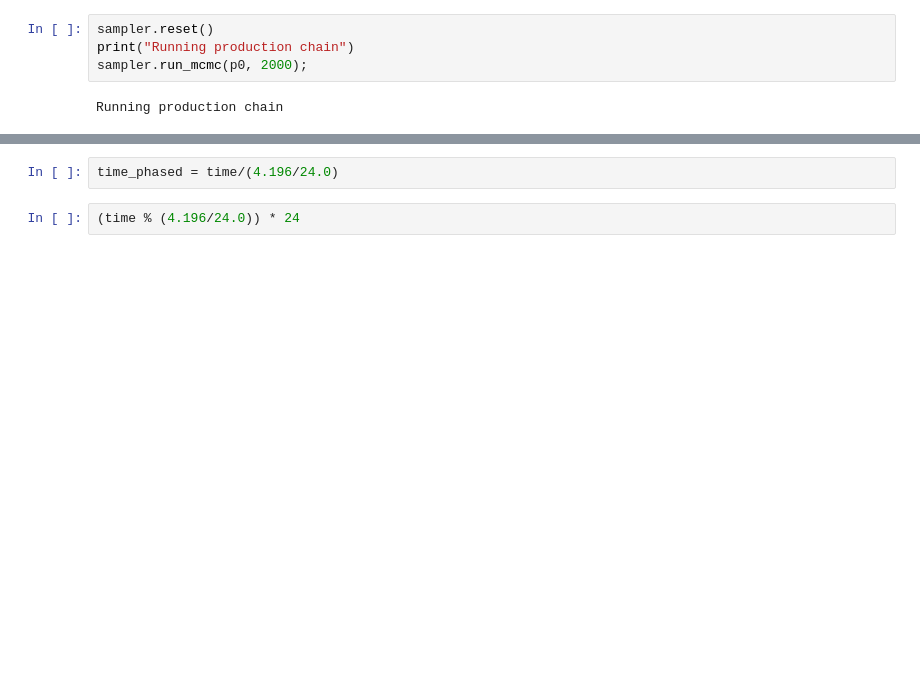
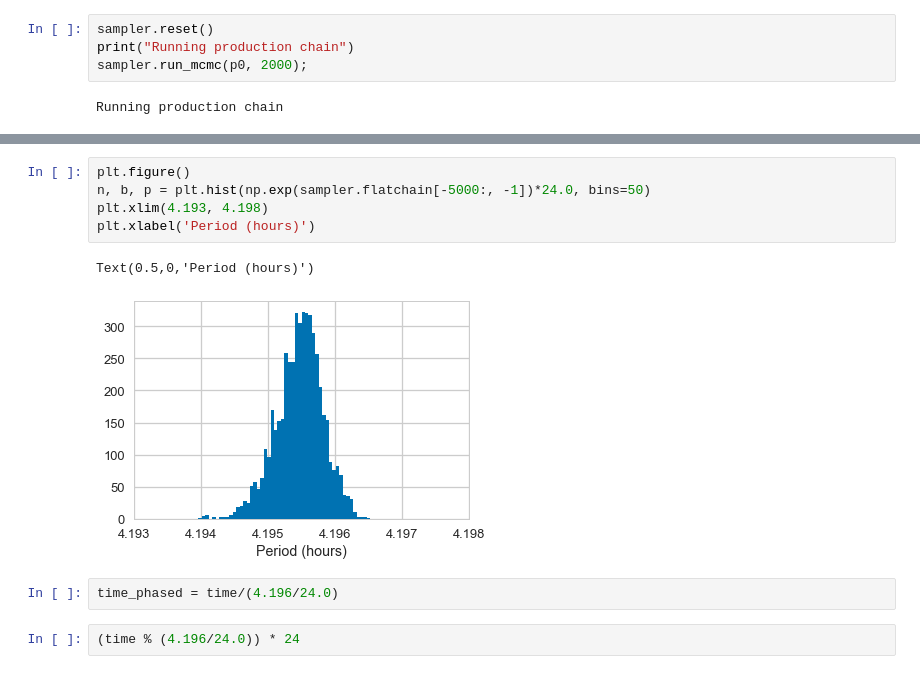
Before and after one commit to dirac-institute/CometGPs, a Jupyter notebook: lco_proposal/LCO2.ipynb, the cells around one changed output, grey strips where cells are left out. Saved outputs shown, nothing was run; the diff lists cells and outputs as text; blank space fills up the shorter version.

```diff
--- a/lco_proposal/LCO2.ipynb
+++ b/lco_proposal/LCO2.ipynb
@@ -187,3 +189,11 @@ corner.corner(sampler.flatchain[-500:,:]);
+# %%
+plt.figure()
+n, b, p = plt.hist(np.exp(sampler.flatchain[-5000:, -1])*24.0, bins=50)
+plt.xlim(4.193, 4.198)
+plt.xlabel('Period (hours)')
+# %% [output]
+Text(0.5,0,'Period (hours)')
+[figure, added]
 # %%
 time_phased = time/(4.196/24.0)
 # %%
```
Also changed, not shown: parts of 7 cells of this notebook, 10 other files.
